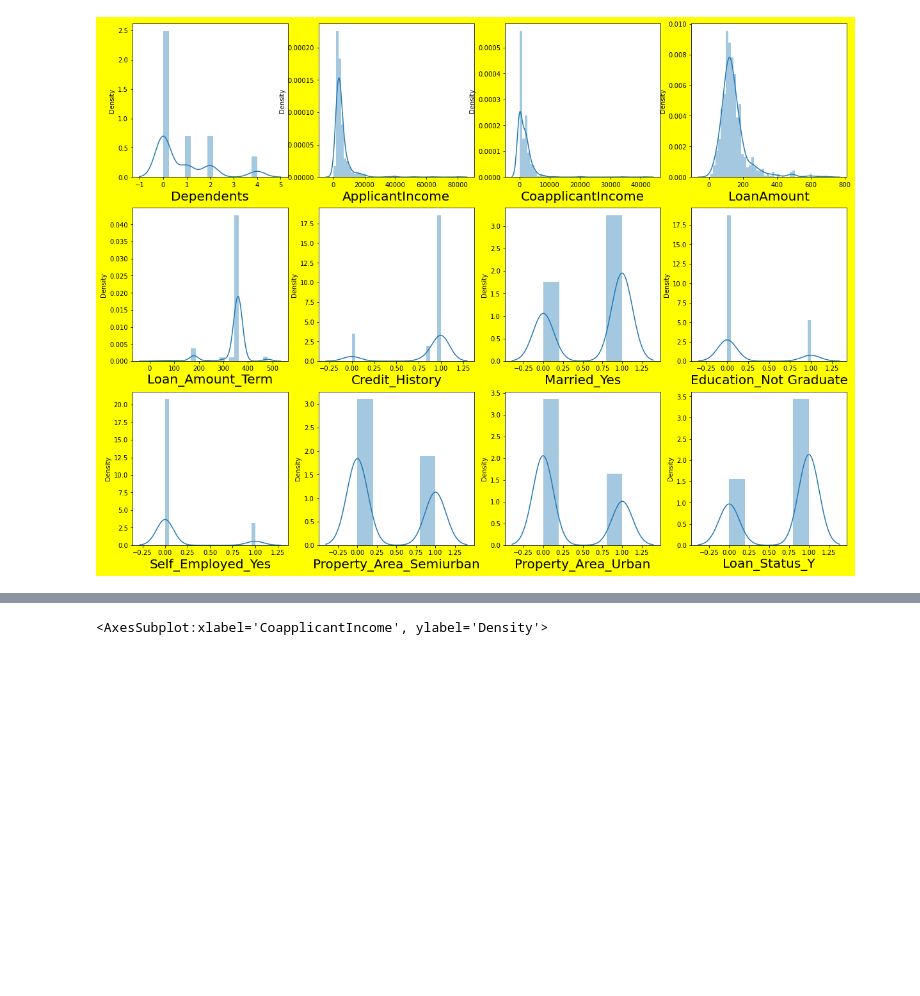
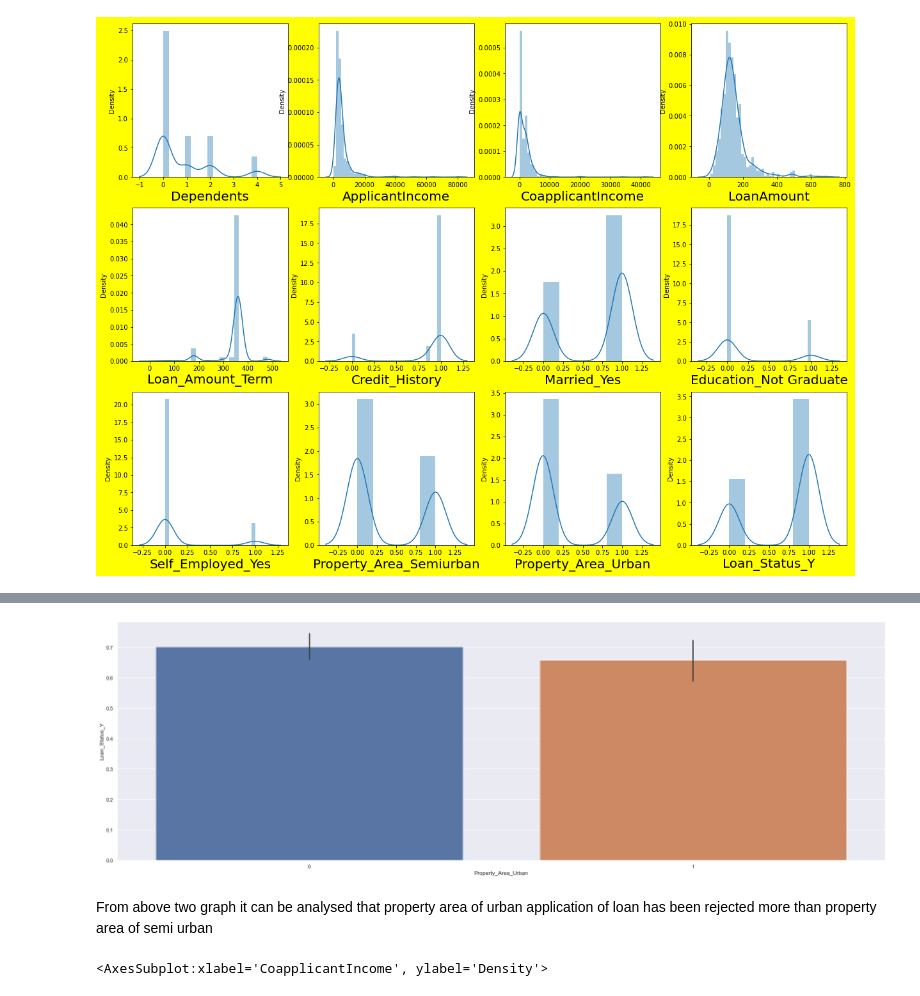
Before and after one commit to Ravi-Bajpai/Internship, a Jupyter notebook: loan prediction evaluation project.ipynb, the cells around one changed output, grey strips where cells are left out. Drawn from its saved outputs; the diff is of its cells as text; code cells hidden in the pictures; blank space fills up the shorter version.

```diff
--- a/loan prediction evaluation project.ipynb
+++ b/loan prediction evaluation project.ipynb
@@ -161,3 +210,10 @@ data['LoanAmount']=data['LoanAmount'].replace(0,data['LoanAmount'].mean())
+# %%
+sns.catplot(y = "Loan_Status_Y", x = "Property_Area_Urban", data =data, kind="bar", height = 8, aspect = 3)
+plt.show()
+# %% [output]
+[figure, added]
+# %% [markdown]
+From above two graph it can be analysed that property area of urban application of loan has been rejected more than property area of semi urban
 # %%
 sns.distplot(data['CoapplicantIncome'])
 # %% [output]
```
Also changed, not shown: parts of 9 cells of this notebook.
